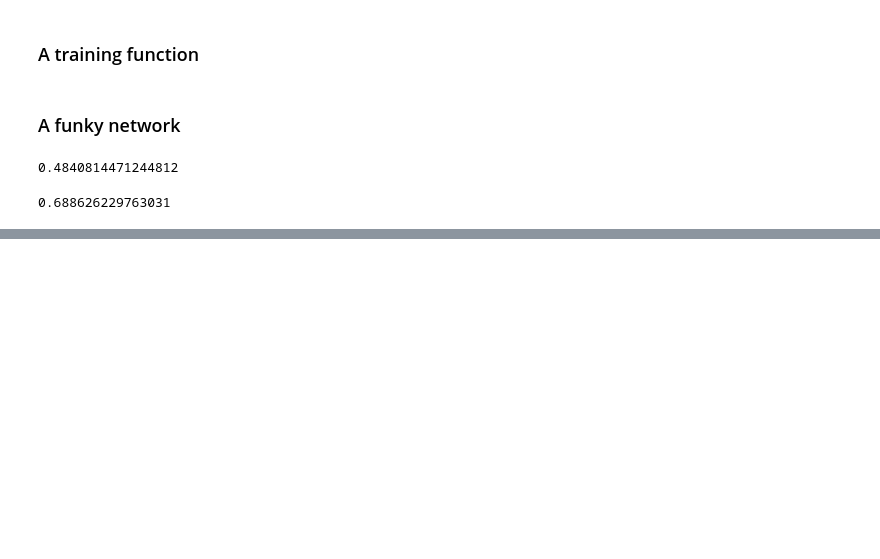
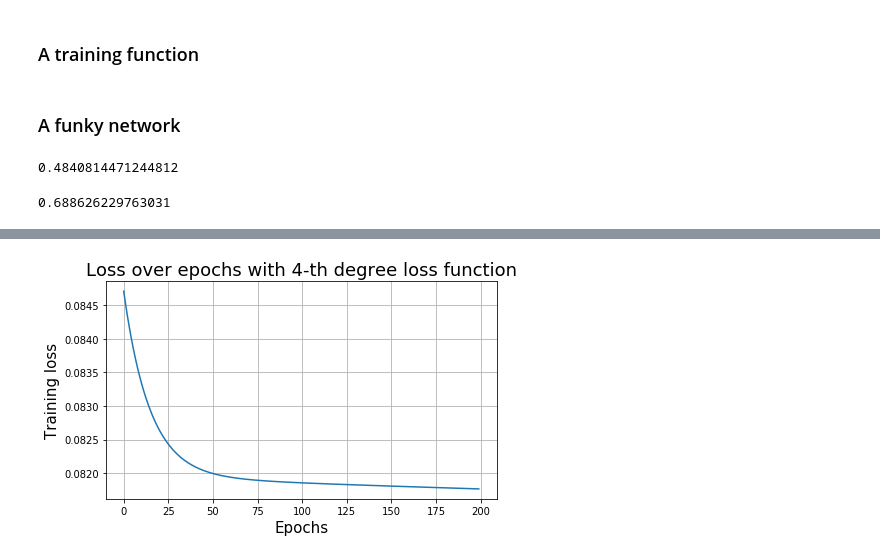
Before and after one commit to tirthajyoti/PyTorch_Machine_Learning, a Jupyter notebook: NN class building.ipynb, the cells around one changed output, grey strips where cells are left out. Saved outputs shown, nothing was run; the diff lists cells and outputs as text; code cells hidden in the pictures; blank space fills up the shorter version.

```diff
--- a/NN class building.ipynb
+++ b/NN class building.ipynb
@@ -391,0 +469,24 @@ print(loss.item())
+# %%
+epochs = 200
+running_loss = []
+
+reg_model= RegNetwork()
+optimizer = optim.SGD(reg_model.parameters(),lr=0.01)
+
+for i,e in enumerate(range(epochs)):
+    optimizer.zero_grad()
+    output = reg_model.forward(X)
+    loss = mean_quartic_error(output,y)
+    loss.backward()
+    optimizer.step()
+    running_loss.append(loss.item())
+
+plt.figure(figsize=(7,4))
+plt.title("Loss over epochs with 4-th degree loss function",fontsize=18)
+plt.plot([e for e in range(epochs)],running_loss)
+plt.grid(True)
+plt.xlabel("Epochs",fontsize=15)
+plt.ylabel("Training loss",fontsize=15)
+plt.show()
+# %% [output]
+[figure, added]
```
Also changed, not shown: parts of 12 cells of this notebook.
